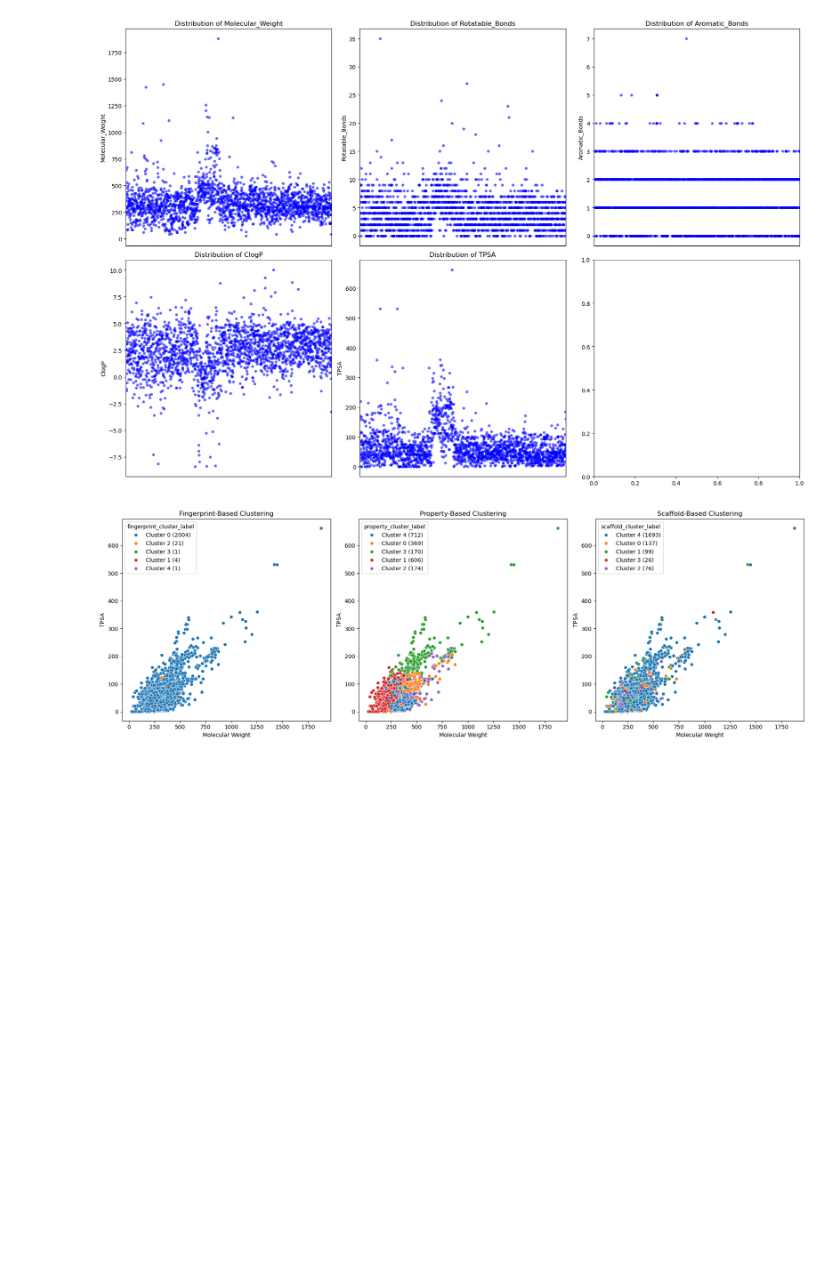
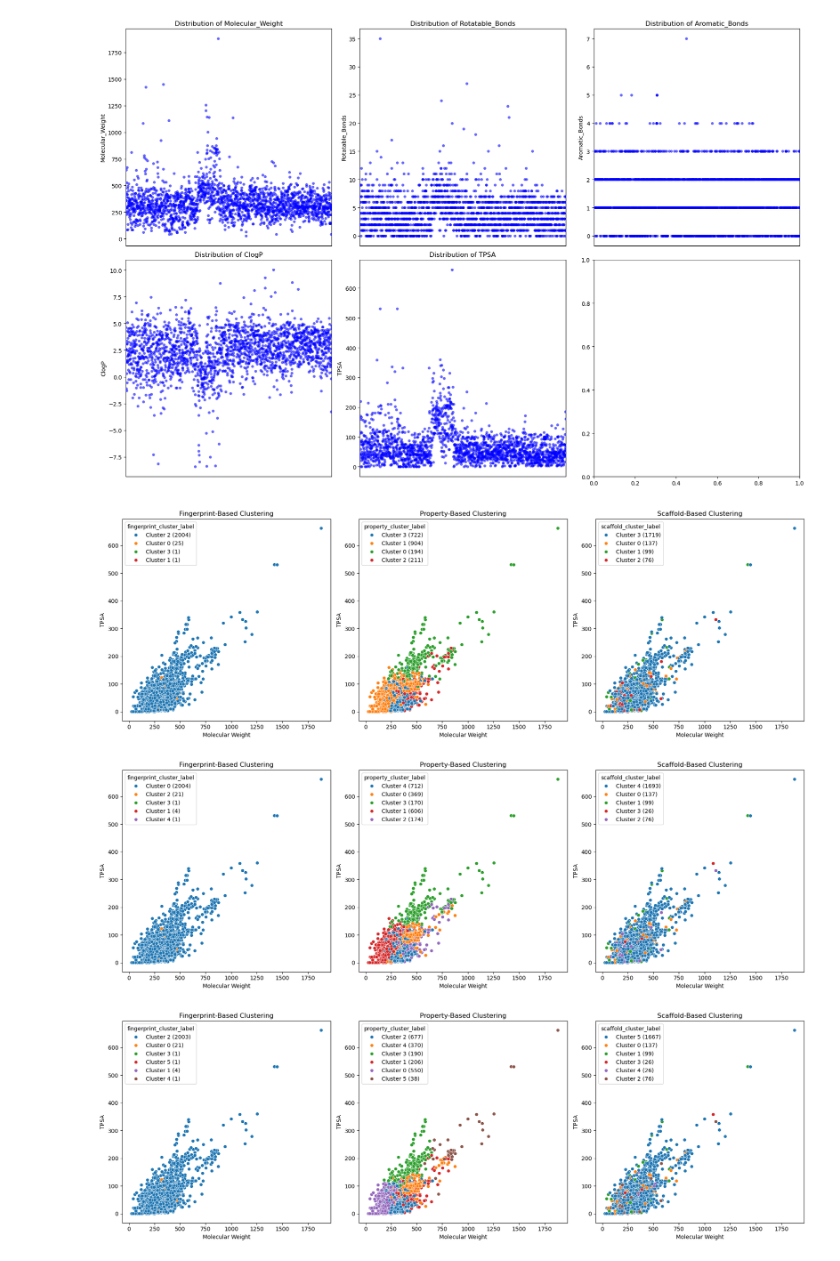
Before and after one commit to Steve-Cheney/Cheminformatics, a Jupyter notebook: rbif-110-a8/a8.ipynb, the cells around one changed output. Cells and saved outputs as stored; diff of their text form; code cells hidden in the pictures; blank space fills up the shorter version.

Commit message:
Finish clustering and train/test split

```diff
--- a/rbif-110-a8/a8.ipynb
+++ b/rbif-110-a8/a8.ipynb
@@ -312,33 +312,37 @@ def main_clustering_pipeline(df, n_clust=5):
     cluster_types = ['fingerprint_cluster', 'property_cluster', 'scaffold_cluster']
     titles = ["Fingerprint-Based Clustering", "Property-Based Clustering", "Scaffold-Based Clustering"]
 
     for i, cluster_col in enumerate(cluster_types):
         # Count occurrences of each cluster
         cluster_counts = df[cluster_col].value_counts().to_dict()
         # Rename clusters
         df[f"{cluster_col}_label"] = df[cluster_col].apply(
             lambda x: f"Cluster {x} ({cluster_counts[x]})"
         )
 
         # Plot with updated labels
         sns.scatterplot(
             x=df['Molecular_Weight'],
             y=df['TPSA'],
             hue=df[f"{cluster_col}_label"],
             palette="tab10",
             ax=axes[i]
         )
 
         axes[i].set_title(titles[i])
         axes[i].set_xlabel("Molecular Weight")
         axes[i].set_ylabel("TPSA")
 
     plt.tight_layout()
     plt.show()
 
     return df
 
-clustered_df = main_clustering_pipeline(library)
+clustered_df_4 = main_clustering_pipeline(library, n_clust=4)
+clustered_df_5 = main_clustering_pipeline(library, n_clust=5)
+clustered_df_6 = main_clustering_pipeline(library, n_clust=6)
 # %% [output]
-[figure, old version]
+[figure, new version]
+[figure, added]
+[figure, added]
 # %%
```
Also changed, not shown: parts of 16 cells of this notebook, 2 other files.
